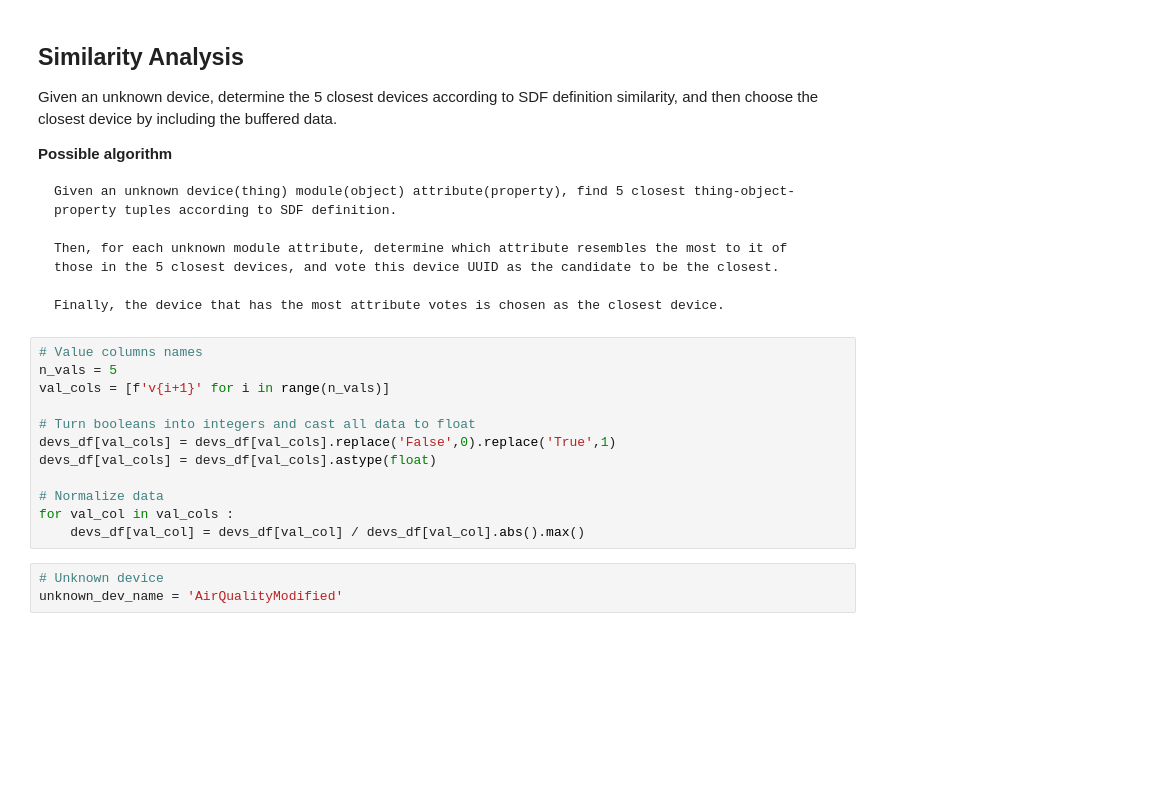
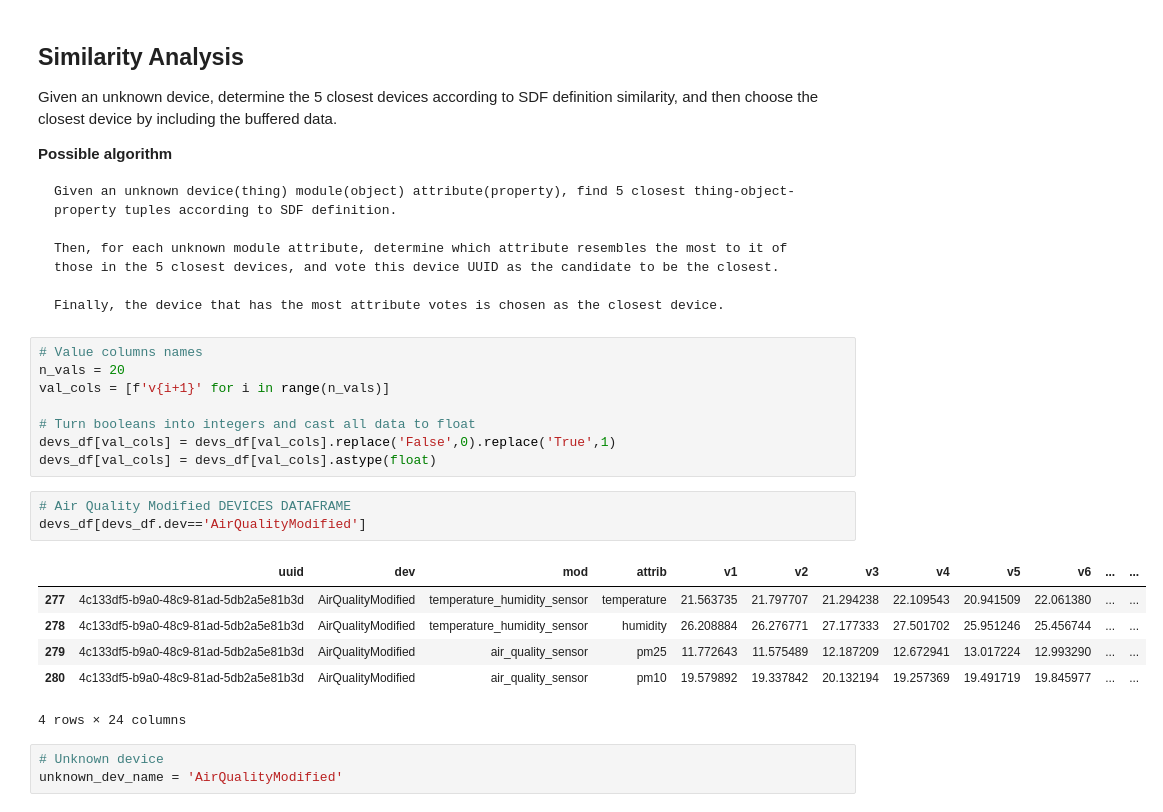
Before and after one commit to alejp1998/kg-iot-dt, a Jupyter notebook: kgdt/devs_similarity.ipynb, the cells around one changed output. Cells and saved outputs as stored; diff of their text form; blank space fills up the shorter version.

```diff
--- a/kgdt/devs_similarity.ipynb
+++ b/kgdt/devs_similarity.ipynb
@@ -103,16 +95,22 @@ Given an unknown device, determine the 5 closest devices according to SDF defini
     Finally, the device that has the most attribute votes is chosen as the closest device.
 # %%
 # Value columns names
-n_vals = 5
+n_vals = 20
 val_cols = [f'v{i+1}' for i in range(n_vals)]
 
 # Turn booleans into integers and cast all data to float
 devs_df[val_cols] = devs_df[val_cols].replace('False',0).replace('True',1)
 devs_df[val_cols] = devs_df[val_cols].astype(float)
-
-# Normalize data
-for val_col in val_cols :
-    devs_df[val_col] = devs_df[val_col] / devs_df[val_col].abs().max()
+# %%
+# Air Quality Modified DEVICES DATAFRAME
+devs_df[devs_df.dev=='AirQualityModified']
+# %% [output]
+|  | uuid | dev | mod | attrib | v1 | v2 | v3 | v4 | v5 | v6 | ... | ... |
+| 277 | 4c133df5-b9a0-48c9-81ad-5db2a5e81b3d | AirQualityModified | temperature_humidity_sensor | temperature | 21.563735 | 21.797707 | 21.294238 | 22.109543 | 20.941509 | 22.061380 | ... | ... |
+| 278 | 4c133df5-b9a0-48c9-81ad-5db2a5e81b3d | AirQualityModified | temperature_humidity_sensor | humidity | 26.208884 | 26.276771 | 27.177333 | 27.501702 | 25.951246 | 25.456744 | ... | ... |
+| 279 | 4c133df5-b9a0-48c9-81ad-5db2a5e81b3d | AirQualityModified | air_quality_sensor | pm25 | 11.772643 | 11.575489 | 12.187209 | 12.672941 | 13.017224 | 12.993290 | ... | ... |
+| 280 | 4c133df5-b9a0-48c9-81ad-5db2a5e81b3d | AirQualityModified | air_quality_sensor | pm10 | 19.579892 | 19.337842 | 20.132194 | 19.257369 | 19.491719 | 19.845977 | ... | ... |
+4 rows × 24 columns
 # %%
 # Unknown device
 unknown_dev_name = 'AirQualityModified'
```
Also changed, not shown: parts of 8 cells of this notebook, 5 other files.
